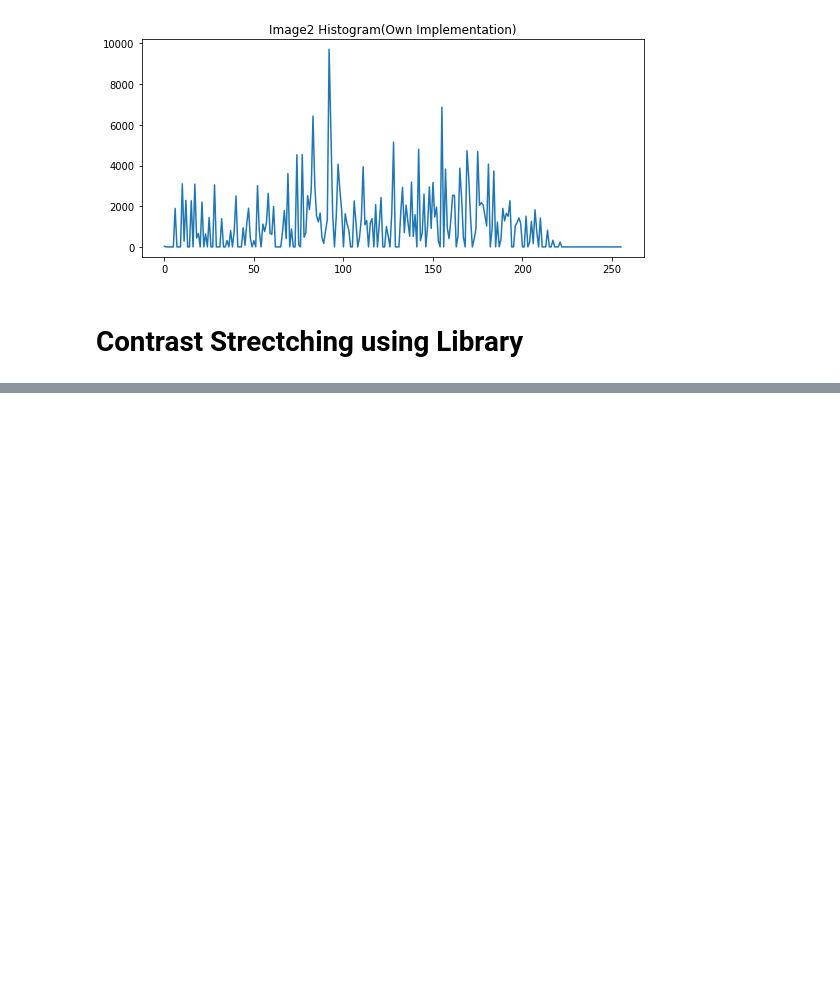
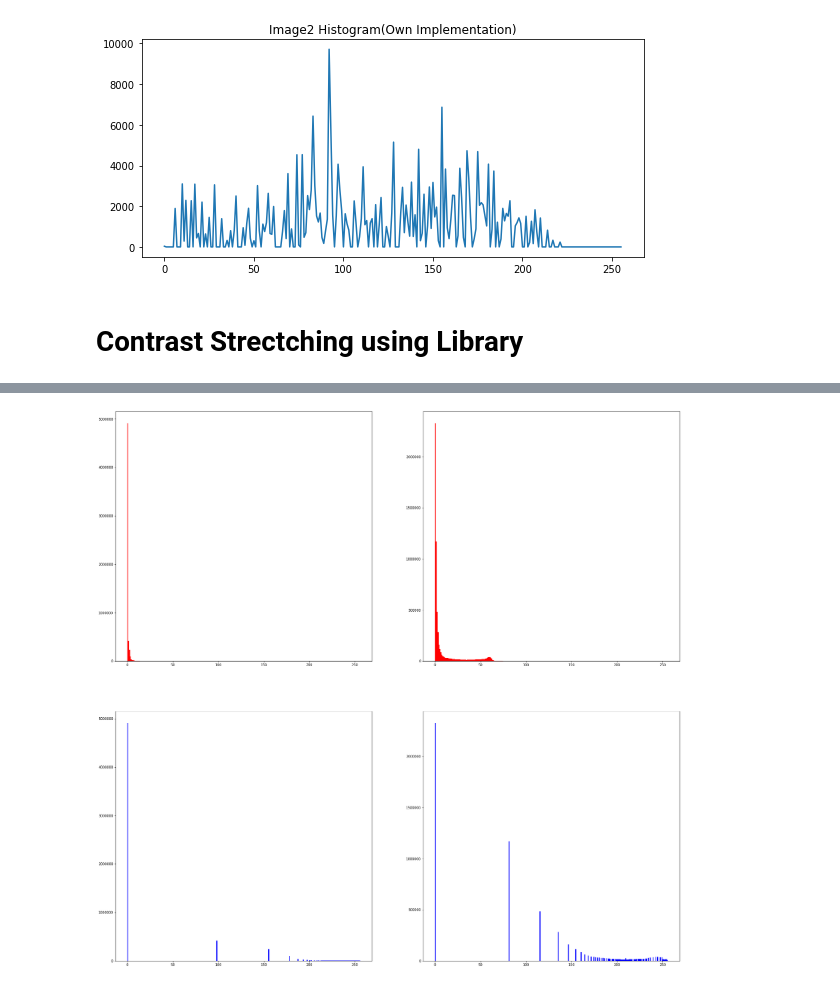
Before and after one commit to Acejoy/Image-Processing, a Jupyter notebook: Histogram_Contrast_Strectching.ipynb, the cells around one changed output, grey strips where cells are left out. Saved outputs shown, nothing was run; the diff lists cells and outputs as text; code cells hidden in the pictures; blank space fills up the shorter version.

Commit message:
Added Contrast Stretching using Library

```diff
--- a/Histogram_Contrast_Strectching.ipynb
+++ b/Histogram_Contrast_Strectching.ipynb
@@ -109,0 +102,23 @@ axs[1][1].imshow(darkImage4, cmap = 'gray')
+# %%
+#using library
+stretchedDarkImage1 = cv2.equalizeHist(darkImage1)
+stretchedDarkImage2 = cv2.equalizeHist(darkImage2)
+
+
+plt.figure(figsize = (30,30))
+
+plt.subplot(221)
+plt.hist(darkImage1.flatten(),256,[0,256], color = 'r')
+
+plt.subplot(222)
+plt.hist(darkImage2.flatten(),256,[0,256], color = 'r')
+
+plt.subplot(223)
+plt.hist(stretchedDarkImage1.flatten(),256,[0,256], color = 'b')
+
+plt.subplot(224)
+plt.hist(stretchedDarkImage2.flatten(),256,[0,256], color = 'b')
+
+plt.show()
+# %% [output]
+[figure, added]
```
Also changed, not shown: parts of 3 cells of this notebook.
